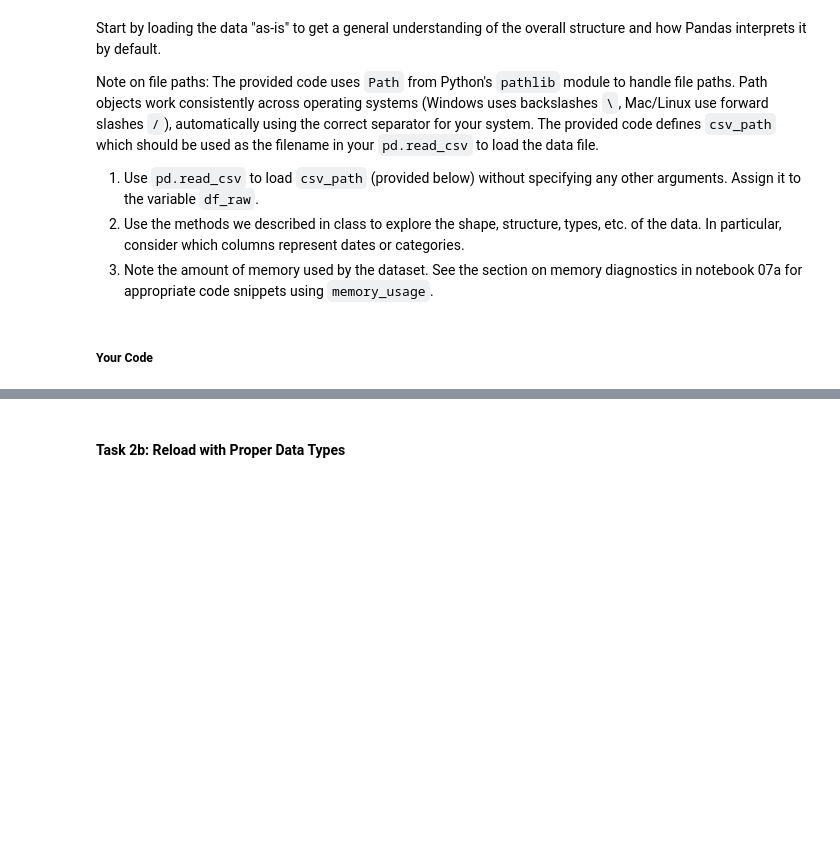
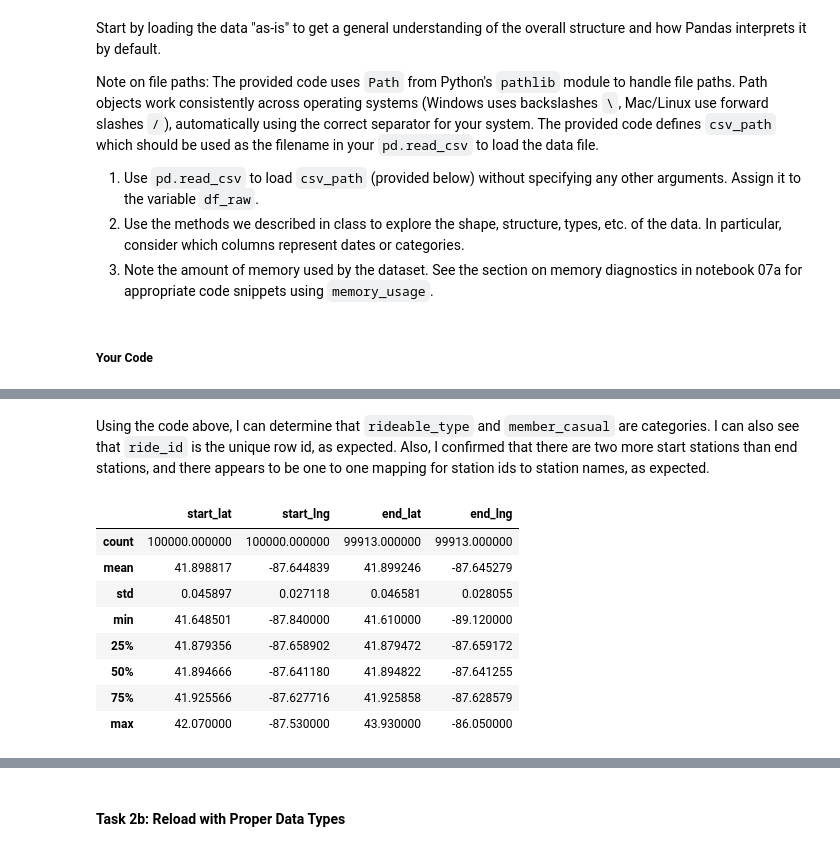
Before and after one commit to bcf0030/py4eda-work, a Jupyter notebook: homework/hw3b-solution.ipynb, the cells around one changed output, grey strips where cells are left out. Cells and saved outputs as stored; diff of their text form; code cells hidden in the pictures; blank space fills up the shorter version.

```diff
--- a/homework/hw3b-solution.ipynb
+++ b/homework/hw3b-solution.ipynb
@@ -248,3 +248,7 @@ from pathlib import Path
 csv_path = Path('./data/202410-divvy-tripdata-100k.csv')
 
 # load and explore the data below (create additional code / markdown cells as necessary)
+df_raw = pd.read_csv(csv_path)
+
+# Print out first 5 rows of data
+print(df_raw.head())
@@ -250,0 +337,15 @@ csv_path = Path('./data/202410-divvy-tripdata-100k.csv')
+# %% [markdown]
+Using the code above, I can determine that `rideable_type` and `member_casual` are categories. I can also see that `ride_id` is the unique row id, as expected. Also, I confirmed that there are two more start stations than end stations, and there appears to be one to one mapping for station ids to station names, as expected.
+# %%
+# Use describe to calculate stats summary
+df_raw.describe()
+# %% [output]
+|  | start_lat | start_lng | end_lat | end_lng |
+| count | 100000.000000 | 100000.000000 | 99913.000000 | 99913.000000 |
+| mean | 41.898817 | -87.644839 | 41.899246 | -87.645279 |
+| std | 0.045897 | 0.027118 | 0.046581 | 0.028055 |
+| min | 41.648501 | -87.840000 | 41.610000 | -89.120000 |
+| 25% | 41.879356 | -87.658902 | 41.879472 | -87.659172 |
+| 50% | 41.894666 | -87.641180 | 41.894822 | -87.641255 |
+| 75% | 41.925566 | -87.627716 | 41.925858 | -87.628579 |
+| max | 42.070000 | -87.530000 | 43.930000 | -86.050000 |
```
Also changed, not shown: parts of 22 cells of this notebook.
